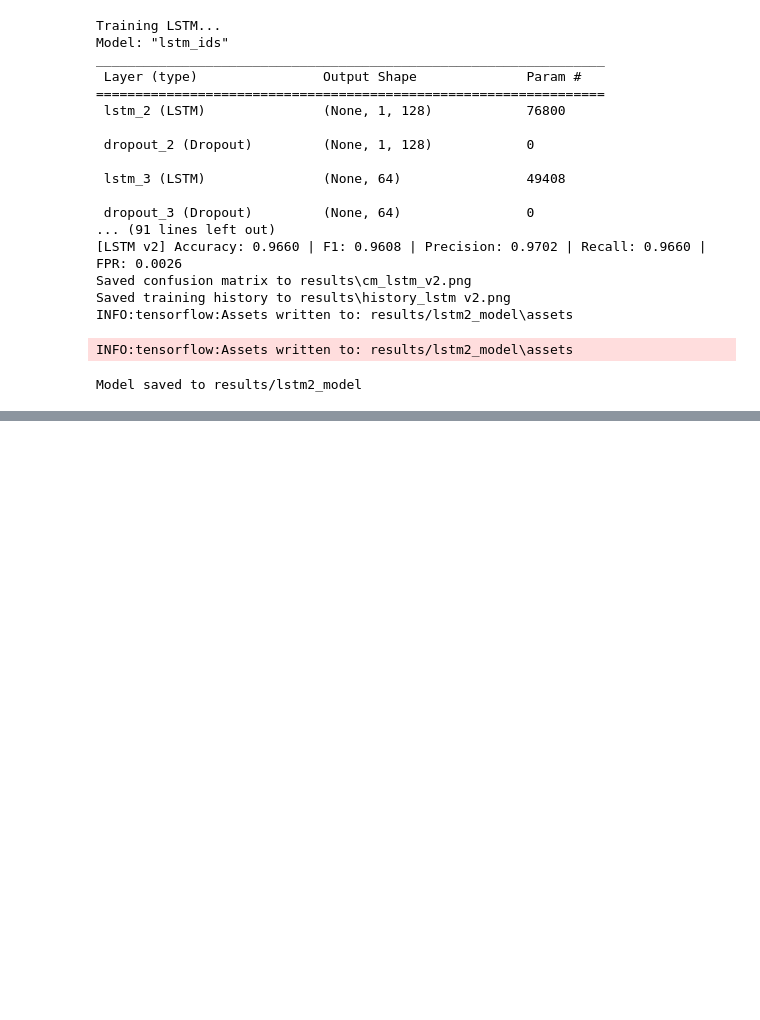
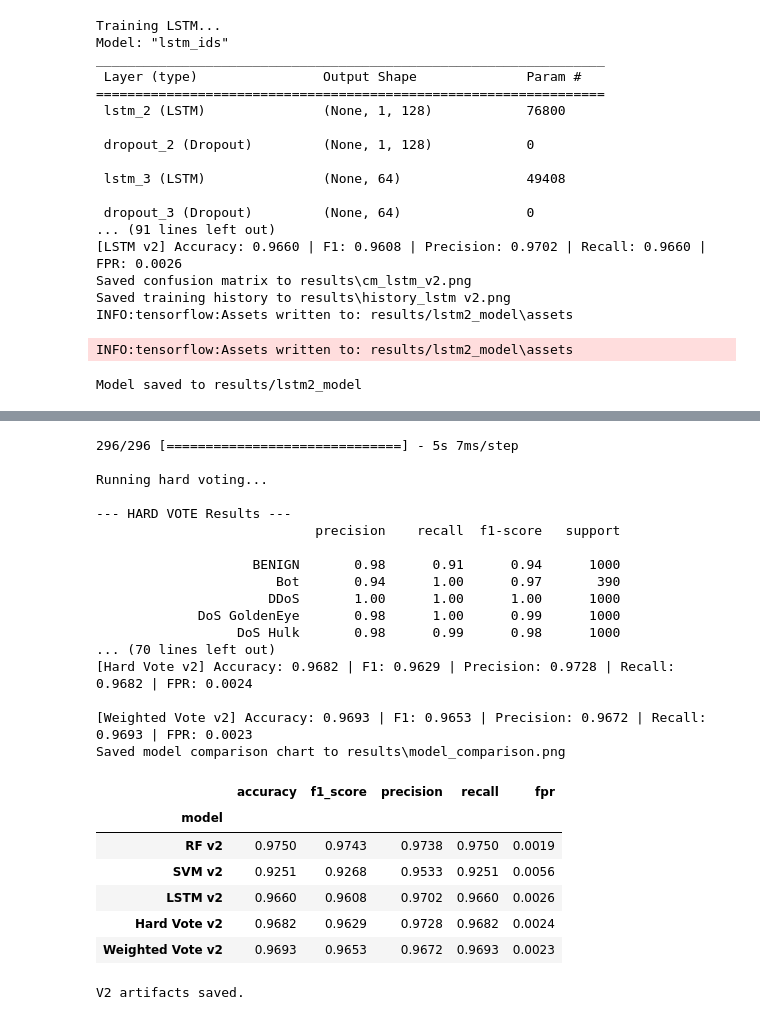
Before and after one commit to Odinaka-123/ntaids, a Jupyter notebook: notebooks/01_main_pipeline.ipynb, the cells around one changed output, grey strips where cells are left out. Drawn from its saved outputs; the diff is of its cells as text; code cells hidden in the pictures; blank space fills up the shorter version.

Commit message:
add v2 ensemble results and artifacts

```diff
--- a/notebooks/01_main_pipeline.ipynb
+++ b/notebooks/01_main_pipeline.ipynb
@@ -441,3 +441,11 @@ Saved training history to results\history_lstm v2.png
 INFO:tensorflow:Assets written to: results/lstm2_model\assets
 INFO:tensorflow:Assets written to: results/lstm2_model\assets
 Model saved to results/lstm2_model
+# %%
+# Reload what we have
+import joblib
+from tensorflow import keras
+
+rf2   = joblib.load('results/rf2_model.pkl')
+lstm2 = keras.models.load_model('results/lstm2_model')
+print('RF and LSTM reloaded.')
@@ -443,0 +458,8 @@ Model saved to results/lstm2_model
+# %%
+# Retrain SVM v2 (kernel was lost)
+from src.models.svm import train_svm, evaluate as svm_evaluate, save_model as svm_save
+
+svm2 = train_svm(X2_train_pca, y2_train)
+svm2_pred, _ = svm_evaluate(svm2, X2_test_pca, y2_test, label_names2)
+svm2_metrics = compute_metrics(y2_test, svm2_pred, model_name='SVM v2')
+svm_save(svm2, path='results/svm2_model.pkl')
@@ -443,0 +484,48 @@ Model saved to results/lstm2_model
+# %%
+hard2_pred, weighted2_pred = run_ensemble(
+    rf2, svm2, lstm2,
+    X2_test_pca, y2_test,
+    weights=(0.3, 0.2, 0.5),
+    label_names=label_names2
+)
+hard2_metrics     = compute_metrics(y2_test, hard2_pred,     model_name='Hard Vote v2')
+weighted2_metrics = compute_metrics(y2_test, weighted2_pred, model_name='Weighted Vote v2')
+
+all_metrics2 = [rf2_metrics, svm2_metrics, lstm2_metrics, hard2_metrics, weighted2_metrics]
+compare_models(all_metrics2)
+
+import pandas as pd
+pd.DataFrame(all_metrics2).set_index('model')
+# %% [output]
+296/296 [==============================] - 5s 7ms/step
+
+Running hard voting...
+
+--- HARD VOTE Results ---
+                            precision    recall  f1-score   support
+
+                    BENIGN       0.98      0.91      0.94      1000
+                       Bot       0.94      1.00      0.97       390
+                      DDoS       1.00      1.00      1.00      1000
+             DoS GoldenEye       0.98      1.00      0.99      1000
+                  DoS Hulk       0.98      0.99      0.98      1000
+... (70 lines left out)
+[Hard Vote v2] Accuracy: 0.9682 | F1: 0.9629 | Precision: 0.9728 | Recall: 0.9682 | FPR: 0.0024
+
+[Weighted Vote v2] Accuracy: 0.9693 | F1: 0.9653 | Precision: 0.9672 | Recall: 0.9693 | FPR: 0.0023
+Saved model comparison chart to results\model_comparison.png
+|  | accuracy | f1_score | precision | recall | fpr |
+| model |  |  |  |  |  |
+| RF v2 | 0.9750 | 0.9743 | 0.9738 | 0.9750 | 0.0019 |
+| SVM v2 | 0.9251 | 0.9268 | 0.9533 | 0.9251 | 0.0056 |
+| LSTM v2 | 0.9660 | 0.9608 | 0.9702 | 0.9660 | 0.0026 |
+| Hard Vote v2 | 0.9682 | 0.9629 | 0.9728 | 0.9682 | 0.0024 |
+| Weighted Vote v2 | 0.9693 | 0.9653 | 0.9672 | 0.9693 | 0.0023 |
+# %%
+import joblib
+joblib.dump(scaler2, 'results/scaler2.pkl')
+joblib.dump(pca2,    'results/pca2.pkl')
+joblib.dump(le2,     'results/label_encoder2.pkl')
+print('V2 artifacts saved.')
+# %% [output]
+V2 artifacts saved.
```
Also changed, not shown: parts of 3 cells of this notebook.
